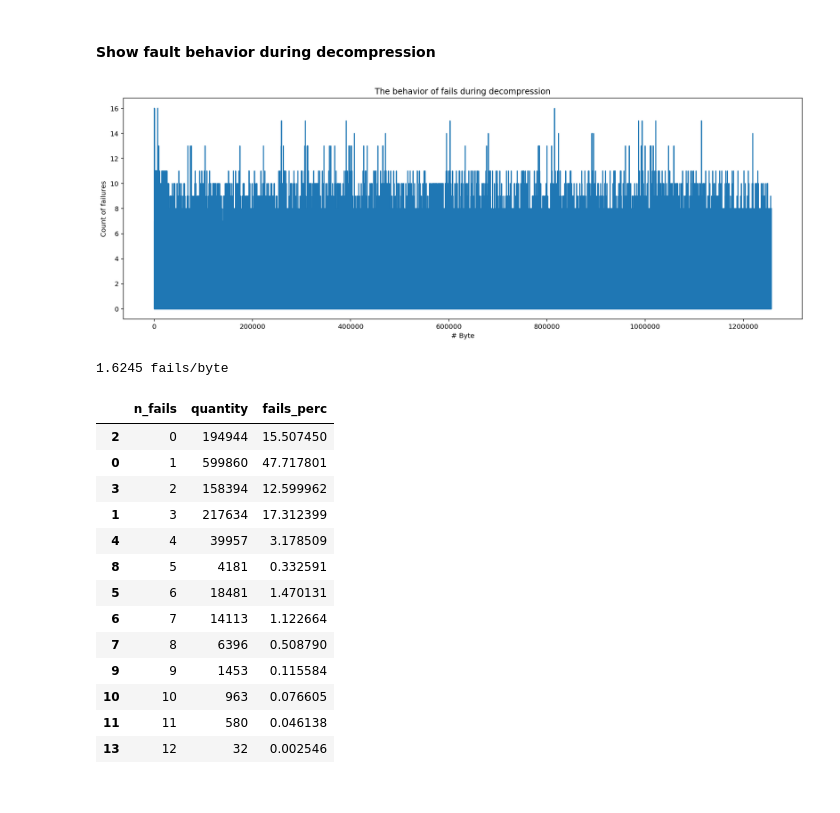
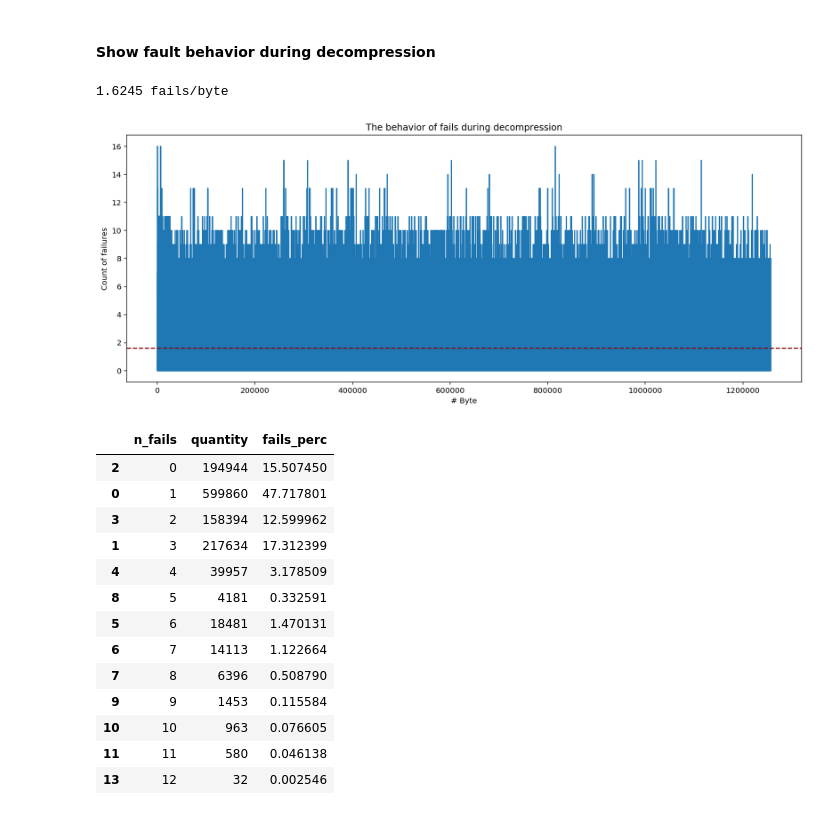
Before and after one commit to ansegura7/DataCompression, a Jupyter notebook: code/HuffmanCode.ipynb, the cells around one changed output. Saved outputs shown, nothing was run; the diff lists cells and outputs as text; code cells hidden in the pictures.

```diff
--- a/code/HuffmanCode.ipynb
+++ b/code/HuffmanCode.ipynb
@@ -456,22 +456,23 @@ compare_files(text_byte_list, decompress_file)
 True
 # %% [markdown]
 #### Show fault behavior during decompression
-# %%
-# Plot occurrences of stop words
-fig = plt.figure(figsize = (18, 6))
-plt.plot(fails_list)
-plt.title('The behavior of fails during decompression')
-plt.xlabel('# Byte', fontsize = 10)
-plt.ylabel('Count of failures', fontsize = 10)
-plt.show()
-# %% [output]
-[figure, removed]
 # %%
 # Average failures per decompressed byte
 fails_mean = np.mean(fails_list)
 print(round(fails_mean, 4), 'fails/byte')
 # %% [output]
 1.6245 fails/byte
+# %%
+# Plot occurrences of stop words
+fig = plt.figure(figsize = (16, 6))
+plt.plot(fails_list)
+plt.axhline(y = fails_mean, color = "#8b0000", linestyle = "--")
+plt.title('The behavior of fails during decompression')
+plt.xlabel('# Byte', fontsize = 10)
+plt.ylabel('Count of failures', fontsize = 10)
+plt.show()
+# %% [output]
+[figure, added]
 # %%
 # Calculate distribution
 fails_dist = Counter(fails_list)
```
Also changed, not shown: parts of 3 cells of this notebook, 1 other file.
